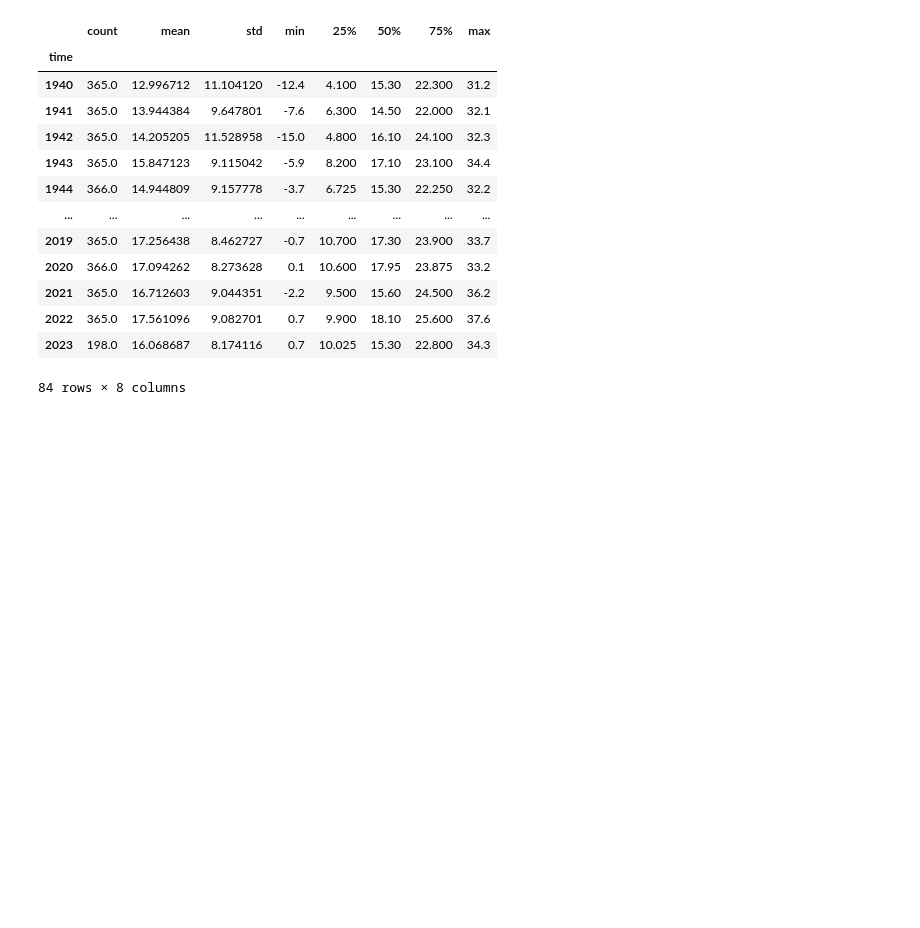
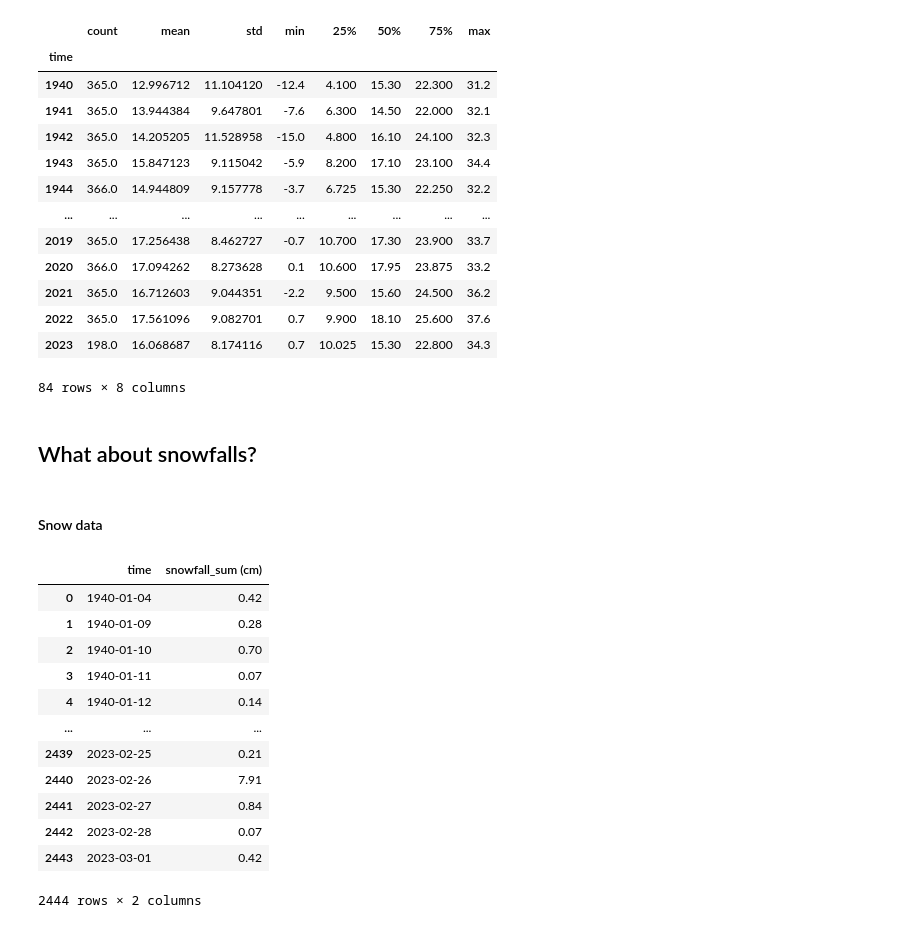
Before and after one commit to cimbaIG/Weather_data_Zagreb, a Jupyter notebook: weather_data_zagreb.ipynb, the cells around one changed output. Saved outputs shown, nothing was run; the diff lists cells and outputs as text; code cells hidden in the pictures; blank space fills up the shorter version.

```diff
--- a/weather_data_zagreb.ipynb
+++ b/weather_data_zagreb.ipynb
@@ -1718,3 +1718,26 @@ data.groupby(data["time"].dt.year)["temperature_2m_max (°C)"].describe()
 | 2022 | 365.0 | 17.561096 | 9.082701 | 0.7 | 9.900 | 18.10 | 25.600 | 37.6 |
 | 2023 | 198.0 | 16.068687 | 8.174116 | 0.7 | 10.025 | 15.30 | 22.800 | 34.3 |
 84 rows × 8 columns
+# %% [markdown]
+## What about snowfalls?
+# %% [markdown]
+#### Snow data
+# %%
+# Get snow data column
+snow_data = data[["time","snowfall_sum (cm)"]]
+snow_data = snow_data[snow_data["snowfall_sum (cm)"] != 0].reset_index(drop=True)
+snow_data
+# %% [output]
+|  | time | snowfall_sum (cm) |
+| 0 | 1940-01-04 | 0.42 |
+| 1 | 1940-01-09 | 0.28 |
+| 2 | 1940-01-10 | 0.70 |
+| 3 | 1940-01-11 | 0.07 |
+| 4 | 1940-01-12 | 0.14 |
+| ... | ... | ... |
+| 2439 | 2023-02-25 | 0.21 |
+| 2440 | 2023-02-26 | 7.91 |
+| 2441 | 2023-02-27 | 0.84 |
+| 2442 | 2023-02-28 | 0.07 |
+| 2443 | 2023-03-01 | 0.42 |
+2444 rows × 2 columns
```
Also changed, not shown: parts of 7 cells of this notebook, 28 other files.
